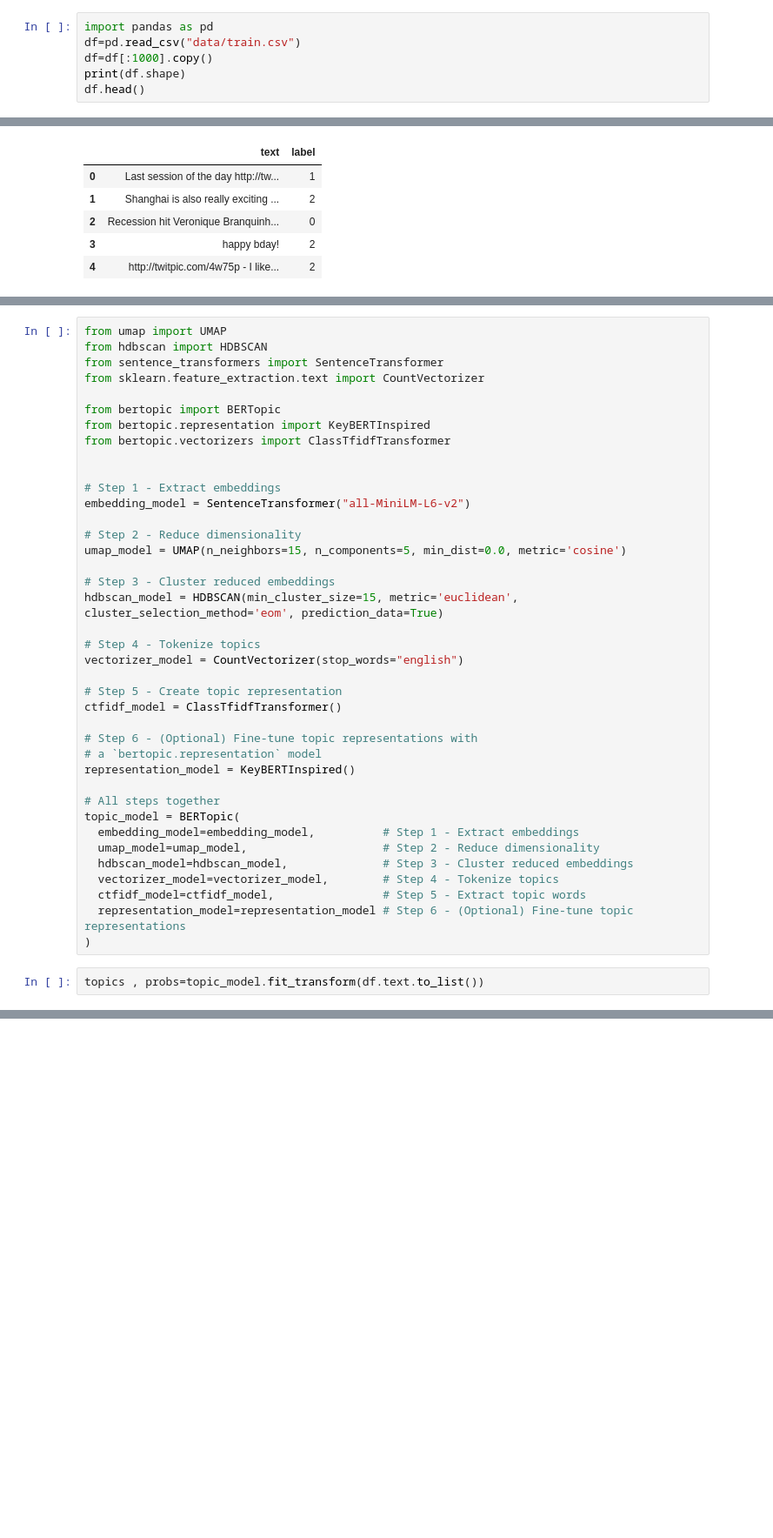
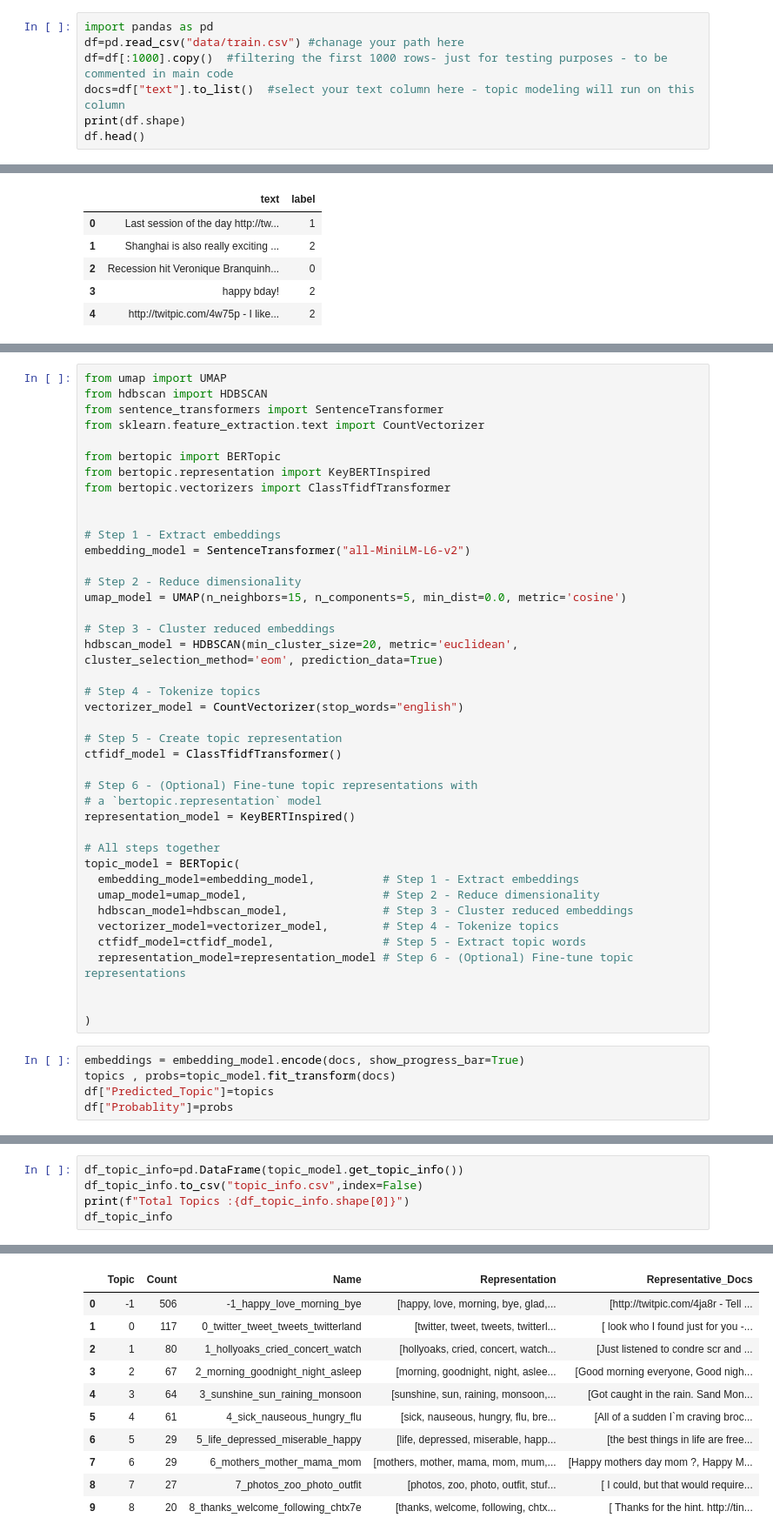
Before and after one commit to arshraj-r/sentiment-analysis, a Jupyter notebook: topic_modeling.ipynb, the cells around one changed output, grey strips where cells are left out. Shown at 87% size. Drawn from its saved outputs; the diff is of its cells as text; blank space fills up the shorter version.

```diff
--- a/topic_modeling.ipynb
+++ b/topic_modeling.ipynb
@@ -5,7 +8,8 @@
 # %%
 import pandas as pd
-df=pd.read_csv("data/train.csv")
-df=df[:1000].copy()
+df=pd.read_csv("data/train.csv") #chanage your path here
+df=df[:1000].copy()  #filtering the first 1000 rows- just for testing purposes - to be commented in main code
+docs=df["text"].to_list()  #select your text column here - topic modeling will run on this column
 print(df.shape)
 df.head()
 # %% [output]
@@ -34,7 +42,7 @@ embedding_model = SentenceTransformer("all-MiniLM-L6-v2")
 umap_model = UMAP(n_neighbors=15, n_components=5, min_dist=0.0, metric='cosine')
 
 # Step 3 - Cluster reduced embeddings
-hdbscan_model = HDBSCAN(min_cluster_size=15, metric='euclidean', cluster_selection_method='eom', prediction_data=True)
+hdbscan_model = HDBSCAN(min_cluster_size=20, metric='euclidean', cluster_selection_method='eom', prediction_data=True)
 
 # Step 4 - Tokenize topics
 vectorizer_model = CountVectorizer(stop_words="english")
@@ -54,6 +62,11 @@ topic_model = BERTopic(
   vectorizer_model=vectorizer_model,        # Step 4 - Tokenize topics
   ctfidf_model=ctfidf_model,                # Step 5 - Extract topic words
   representation_model=representation_model # Step 6 - (Optional) Fine-tune topic representations
+
+
 )
 # %%
-topics , probs=topic_model.fit_transform(df.text.to_list())
+embeddings = embedding_model.encode(docs, show_progress_bar=True)
+topics , probs=topic_model.fit_transform(docs)
+df["Predicted_Topic"]=topics
+df["Probablity"]=probs
@@ -79,0 +75,6 @@ topics
+# %%
+df_topic_info=pd.DataFrame(topic_model.get_topic_info())
+df_topic_info.to_csv("topic_info.csv",index=False)
+print(f"Total Topics :{df_topic_info.shape[0]}")
+df_topic_info
+# %% [output]
@@ -79,0 +82,11 @@ topics
+|  | Topic | Count | Name | Representation | Representative_Docs |
+| 0 | -1 | 506 | -1_happy_love_morning_bye | [happy, love, morning, bye, glad,... | [http://twitpic.com/4ja8r - Tell ... |
+| 1 | 0 | 117 | 0_twitter_tweet_tweets_twitterland | [twitter, tweet, tweets, twitterl... | [ look who I found just for you -... |
+| 2 | 1 | 80 | 1_hollyoaks_cried_concert_watch | [hollyoaks, cried, concert, watch... | [Just listened to condre scr and ... |
+| 3 | 2 | 67 | 2_morning_goodnight_night_asleep | [morning, goodnight, night, aslee... | [Good morning everyone, Good nigh... |
+| 4 | 3 | 64 | 3_sunshine_sun_raining_monsoon | [sunshine, sun, raining, monsoon,... | [Got caught in the rain. Sand Mon... |
+| 5 | 4 | 61 | 4_sick_nauseous_hungry_flu | [sick, nauseous, hungry, flu, bre... | [All of a sudden I`m craving broc... |
+| 6 | 5 | 29 | 5_life_depressed_miserable_happy | [life, depressed, miserable, happ... | [the best things in life are free... |
+| 7 | 6 | 29 | 6_mothers_mother_mama_mom | [mothers, mother, mama, mom, mum,... | [Happy mothers day mom ?, Happy M... |
+| 8 | 7 | 27 | 7_photos_zoo_photo_outfit | [photos, zoo, photo, outfit, stuf... | [ I could, but that would require... |
+| 9 | 8 | 20 | 8_thanks_welcome_following_chtx7e | [thanks, welcome, following, chtx... | [ Thanks for the hint. http://tin... |
```
Also changed, not shown: parts of 17 cells of this notebook, 2 other files.
